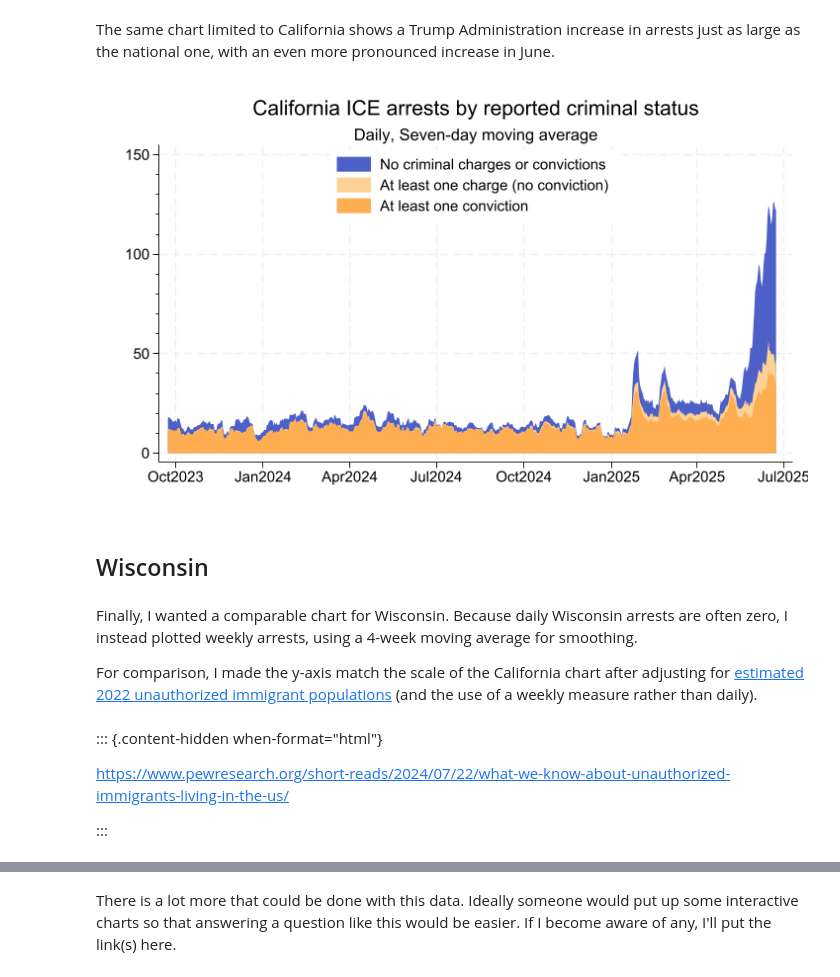
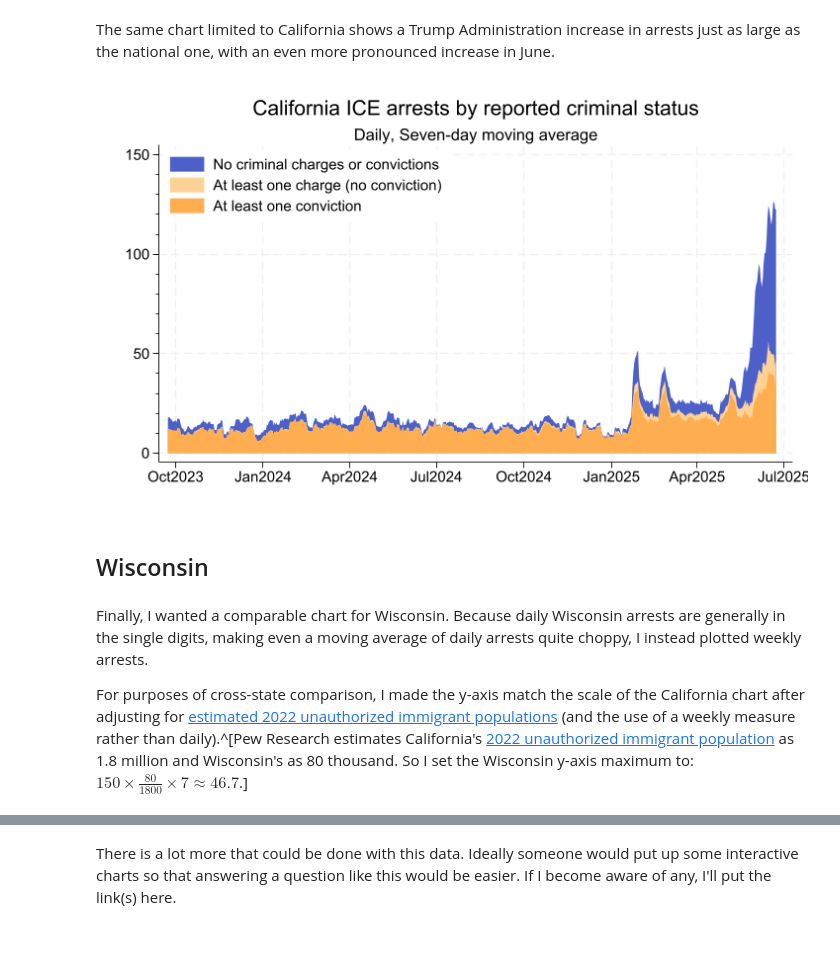
Before and after one commit to hugetim/hugetim.github.io, a Jupyter notebook: posts/wi-imm-arrests/index.ipynb, the cells around one changed output, grey strips where cells are left out. Saved outputs shown, nothing was run; the diff lists cells and outputs as text; code cells hidden in the pictures; blank space fills up the shorter version.

Commit message:
Update wi-imm-arrests blog post

```diff
--- a/posts/wi-imm-arrests/index.ipynb
+++ b/posts/wi-imm-arrests/index.ipynb
@@ -92,41 +92,34 @@ The same chart limited to California shows a Trump Administration increase in ar
 # %%
 *| code-summary: Create California chart
 frame copy default CALIFORNIA
 frame CALIFORNIA {
     quietly keep if ApprehensionState == "CALIFORNIA"
-    collapse (sum) n, by(date cs_id)
+    drop ApprehensionState
     quietly {
         xtset cs_id date
         tsfill, full
         replace n = 0 if missing(n)
         tssmooth ma n_7trailing_ = n, window(6 1 0)
-        drop n
-        reshape wide n_7trailing_ , i(date) j(cs_id)
+        reshape wide n_7trailing_ n, i(date) j(cs_id)
         replace date = date - 3 // center moving averages
     }
     gen cumul2_7t = n_7trailing_1 + n_7trailing_2
     gen cumul3_7t = cumul2_7t + n_7trailing_3
     label var n_7trailing_1 "At least one conviction"
     label var cumul2_7t "At least one charge (no conviction)"
     label var cumul3_7t "No criminal charges or convictions"
     format date %tdMonCCYY
     twoway (area cumul3_7t cumul2_7t n_7trailing_1 date if date >= mdy(9,23,2023), ///
             color("#102BB6" "#FEC170" "#FE9116") fintensity(75 75 75) lwidth(none none none)), ///
-        xtitle("") legend(ring(0) bplacement(12)) xlabel(#11) ymtick(##5) ///
+        xtitle("") legend(ring(0) bplacement(11)) xlabel(#11) ymtick(##5) ///
         title("California ICE arrests by reported criminal status") ///
         subtitle("Daily, Seven-day moving average")
 }
 # %% [output]
-[figure, old version]
+[figure, new version]
 # %% [markdown]
 ## Wisconsin
 # %% [markdown]
-Finally, I wanted a comparable chart for Wisconsin. Because daily Wisconsin arrests are often zero, I instead plotted weekly arrests, using a 4-week moving average for smoothing.
+Finally, I wanted a comparable chart for Wisconsin. Because daily Wisconsin arrests are generally in the single digits, making even a moving average of daily arrests quite choppy, I instead plotted weekly arrests.
 
-For comparison, I made the y-axis match the scale of the California chart after adjusting for [estimated 2022 unauthorized immigrant populations](https://www.pewresearch.org/wp-content/uploads/sites/20/2024/07/SR_24.07.22_unauthorized-immigrants_table-3.xlsx) (and the use of a weekly measure rather than daily).
+For purposes of cross-state comparison, I made the y-axis match the scale of the California chart after adjusting for [estimated 2022 unauthorized immigrant populations](https://www.pewresearch.org/short-reads/2024/07/22/what-we-know-about-unauthorized-immigrants-living-in-the-us/) (and the use of a weekly measure rather than daily).^[Pew Research estimates California's [2022 unauthorized immigrant population](https://www.pewresearch.org/wp-content/uploads/sites/20/2024/07/SR_24.07.22_unauthorized-immigrants_table-3.xlsx) as 1.8 million and Wisconsin's as 80 thousand. So I set the Wisconsin y-axis maximum to: $150 \times \frac{80}{1800} \times 7 \approx 46.7$.]
-# %% [markdown]
-::: {.content-hidden when-format="html"}
-
-https://www.pewresearch.org/short-reads/2024/07/22/what-we-know-about-unauthorized-immigrants-living-in-the-us/
-
-:::
```
Also changed, not shown: parts of 6 cells of this notebook, 8 other files.
